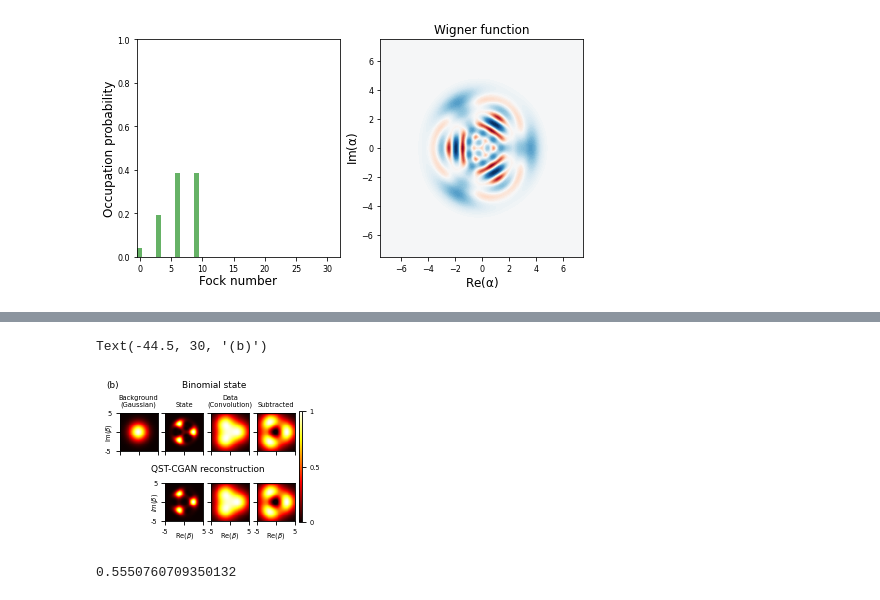
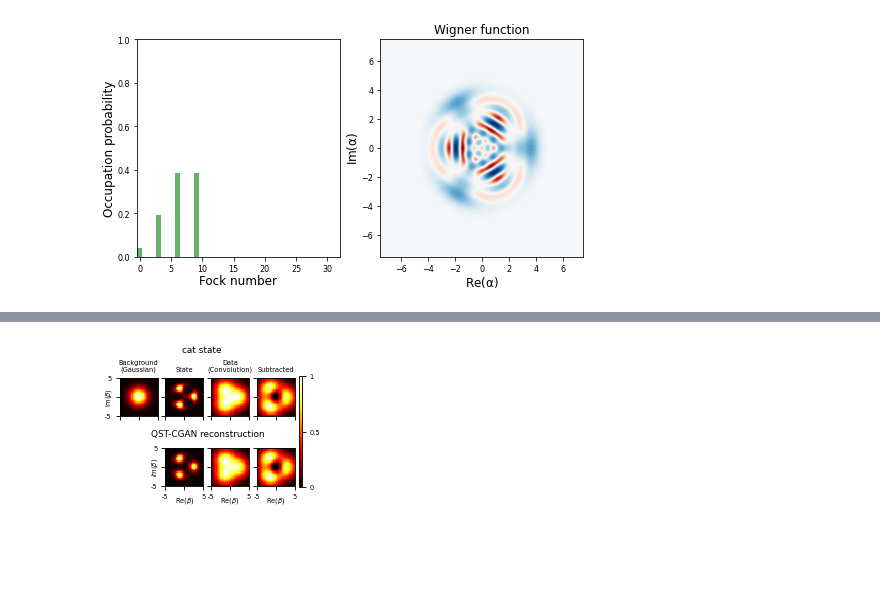
Before and after one commit to quantshah/qst-nn, a Jupyter notebook: paper_figures/fig-15-reconstruction-gaussian-conv-noise.ipynb, the cells around one changed output, grey strips where cells are left out. Saved outputs shown, nothing was run; the diff lists cells and outputs as text; code cells hidden in the pictures; blank space fills up the shorter version.

Commit message:
fig 15 conv

```diff
--- a/paper_figures/fig-15-reconstruction-gaussian-conv-noise.ipynb
+++ b/paper_figures/fig-15-reconstruction-gaussian-conv-noise.ipynb
@@ -104,4 +107,4 @@ plt.show()
 # %%
 
 rho_tf = dm_to_tf([rho])
-data = batched_expect(ops_batch, rho_tf)
+data = batched_expect(ops_tf, rho_tf)
@@ -120,0 +266,4 @@ matrices = [gauss_kernel.reshape((num_grid, num_grid)), x.numpy().reshape((num_g
+# %%
+tf.keras.backend.clear_session()
+generator = GeneratorConvQST(hilbert_size, num_points, kernel=gauss_kernel)
+discriminator = Discriminator(hilbert_size, num_points)
@@ -120,0 +368,2 @@ matrices = [gauss_kernel.reshape((num_grid, num_grid)), x.numpy().reshape((num_g
+# %%
+rho_reconstructed = Qobj(density_matrix.numpy().reshape(rho.shape))
@@ -121,13 +377,12 @@ matrices = [gauss_kernel.reshape((num_grid, num_grid)), x.numpy().reshape((num_g
 # %%
-datapath = "data/"
-fname = datapath+"states-convolution-noise-binomial.npy"
-states_list = np.load(fname)
-
-rho_tf = dm_to_tf([Qobj(states_list[-1])])
-data_reconstructed = batched_expect(ops_batch, rho_tf)
+rho_tf_reconstructed = dm_to_tf([rho_reconstructed])
+data_reconstructed = batched_expect(ops_tf, rho_tf_reconstructed)
 
 reconstructed_x = tf.reshape(tf.cast(data_reconstructed, tf.float64), (1, num_grid, num_grid, 1))
 
 reconstructed_conved = GaussianConv(gauss_kernel)(reconstructed_x)
 
 diff2 = reconstructed_conved.numpy().reshape(num_grid, num_grid)/tf.reduce_max(reconstructed_conved) - kernel.numpy().reshape(num_grid, num_grid)
+
+matrices2 = [gauss_kernel.reshape((num_grid, num_grid)), reconstructed_x.numpy().reshape((num_grid, num_grid)),
+           reconstructed_conved.numpy().reshape((num_grid, num_grid)), diff2.numpy().reshape((num_grid, num_grid))]
@@ -164,46 +416,40 @@ for i in range(len(labels)):
 
 axes[0].set_ylabel(r"Im$(\beta)$", labelpad=-8, fontsize=6)
 
-plt.text(x = -24.5, y=30, s="Binomial state", fontsize=8)
+plt.text(x = -24.5, y=30, s="cat state", fontsize=8)
 
 ######################################################################################################
 
 axes = [ax[1, 0], ax[1, 1], ax[1, 2], ax[1, 3]]
 
 for i in range(1, 4):
     axes[i].pcolor(xvec, yvec,
                    matrices2[i]/np.max(matrices2[i]), cmap="hot", vmin=0, vmax=1)
     axes[i].set_aspect("equal")
     axes[i].set_xticklabels(["-5", "", "5"], fontsize=6)
     axes[i].set_yticklabels(["", "", ""])
     axes[i].set_xlabel(r"Re$(\beta)$", fontsize=6, labelpad=-4)
 
 
 labels = ["Background\n(Gaussian)", "Reconstructed\nState", r"$Convoluted\noutput$"+"\noutput", "Subtracted"]
 
 # for i in range(1, len(labels)):
 #     axes[i].set_title(labels[i], fontsize=6)
 
 plt.subplots_adjust(hspace=0.7)
 # cbar = fig.colorbar(im, ax=axes, pad=0.026, fraction = 0.046)
 # cbar.ax.set_yticklabels(["0", "0.5", "1"])
 plt.suptitle("QST-CGAN reconstruction", x=.45, y=.52, fontsize=8)
 
 axes[1].set_ylabel(r"$Im(\beta)$", labelpad=-8, fontsize=6)
 axes[1].set_yticklabels(["-5", "", "5"], fontsize=6)
 axes[1].set_yticklabels(["-5", "", "5"])
 axes[0].set_visible(False)
 
 cbar = plt.colorbar(im, ax=ax.ravel().tolist(), aspect=40, ticks=[0, 0.5, 1], pad=0.02)
 cbar.set_ticklabels(["0", "0.5", "1"])
 cbar.ax.tick_params(labelsize=6)
-plt.text(x = -44.5, y=30, s="(b)", fontsize=8)
-
-# plt.savefig(figpath+"fig-15b-binomial-reconstruction.pdf", bbox_inches="tight", pad_inches=0)
+# plt.text(x = -44.5, y=30, s="(a)", fontsize=8)
+# plt.savefig(figpath+"fig-15a-fock-reconstruction.pdf", bbox_inches="tight", pad_inches=0)
 # %% [output]
-Text(-44.5, 30, '(b)')
-[figure, old version]
+[figure, new version]
-# %%
-print(fidelity(Qobj(states_list[-1]), rho))
-# %% [output]
-0.5550760709350132
```
Also changed, not shown: parts of 31 cells of this notebook.
